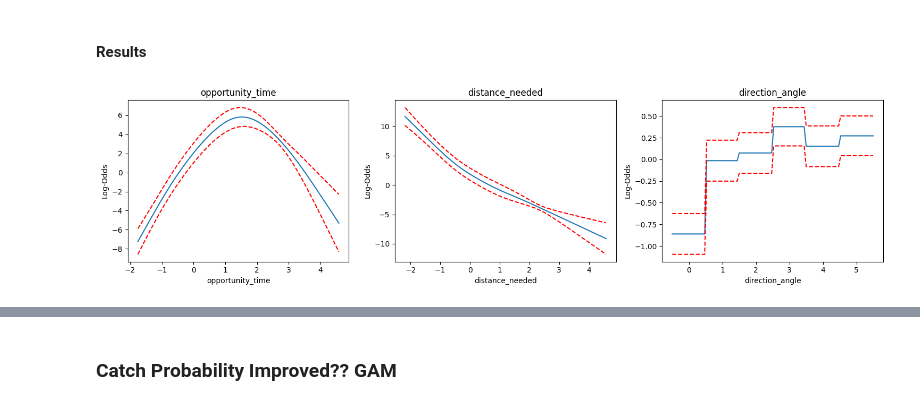
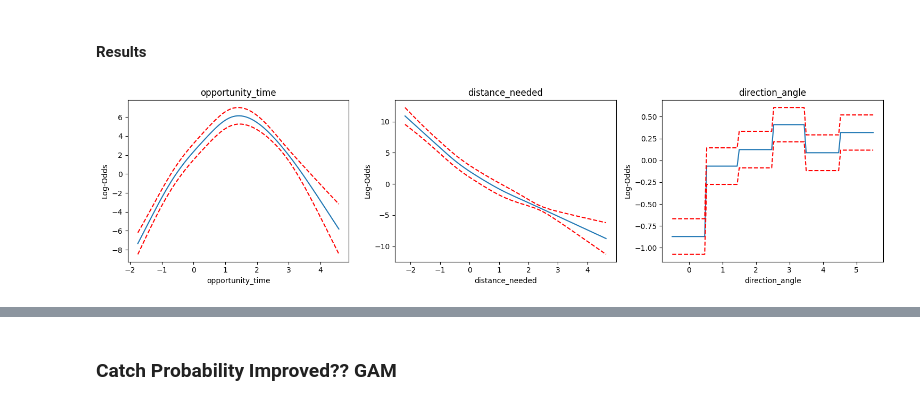
Before and after one commit to d2osborn/SMTChallenge2025, a Jupyter notebook: Team 15-catch_prob_model.ipynb, the cells around one changed output, grey strips where cells are left out. Drawn from its saved outputs; the diff is of its cells as text; code cells hidden in the pictures.

```diff
--- a/Team 15-catch_prob_model.ipynb
+++ b/Team 15-catch_prob_model.ipynb
@@ -404,22 +420,44 @@ probs_df
 X2 = catch_prob_df[['opportunity_time', 'distance_needed', 'direction_angle']].copy()
 X2.loc[:, 'direction_cat_code'] = X2['direction_angle'].astype('category').cat.codes
 direction_categories = X2['direction_angle'].astype('category').cat.categories
-
 X2_scaled = scaler.fit_transform(X2[['opportunity_time', 'distance_needed']].values)
 X2 = np.hstack([X2_scaled, X2[['direction_cat_code']].values])
 y2 = catch_prob_df['is_out_catch'].values
 
-X2_train, X2_temp, y2_train, y2_temp = train_test_split(X2, y2, test_size=0.4, stratify=y2, random_state=42)
-X2_val, X2_test, y2_val, y2_test = train_test_split(X2_temp, y2_temp, test_size=0.5, stratify=y2_temp, random_state=42)
-
+X2_train, X2_test, y2_train, y2_test = train_test_split(X2, y2, test_size=0.25, stratify=y2, random_state=42)
 grid_gam_w_direction = LogisticGAM(s(0) + s(1) + f(2)).gridsearch(X2_train, y2_train, lam=np.logspace(-3, 3, 10))
 print(grid_gam_w_direction.lam)
-gam_w_direction = LogisticGAM(s(0, lam=10) + s(1, lam=10) + f(2, lam=10)).fit(X2_train, y2_train)
 
-y2_pred_proba = gam_w_direction.predict_proba(X2_test)
-y2_pred = gam_w_direction.predict(X2_test)
-y2_val_pred_proba = gam_w_direction.predict_proba(X2_val)
-y2_val_pred = gam_w_direction.predict(X2_val)
-gam_w_direction.summary()
+f1_score_model2_scores = []
+log_loss_model2_scores = []
+
+best_log_loss2 = np.inf
+best_f1_score2 = np.inf
+best_gam_w_direction = None
+
+## validates the model using 10-fold validation with 5 repetitions
+model_2_cv = RepeatedStratifiedKFold(n_splits=10, n_repeats=5, random_state=42)
+for train_idx, test_idx in model_2_cv.split(X2, y2):
+    X2_train_cv, X2_test_cv = X2[train_idx], X2[test_idx]
+    y2_train_cv, y2_test_cv = y2[train_idx], y2[test_idx]
+
+    gam_w_direction = LogisticGAM(s(0, lam=10) + s(1, lam=10) + f(2, lam=10)).fit(X2_train_cv, y2_train_cv)
+
+    y2_pred_proba_cv = gam_w_direction.predict_proba(X2_test_cv)
+    y2_pred_cv = gam_w_direction.predict(X2_test_cv)
+    f1 = f1_score(y2_test_cv, y2_pred_cv)
+    log_losses = log_loss(y2_test_cv, y2_pred_proba_cv)
+    f1_score_model2_scores.append(roc_auc)
+    log_loss_model2_scores.append(log_losses)
+
+    ## best gam is the one with the lowest log_loss
+    if log_losses < best_log_loss2:
+        best_log_loss2 = log_losses
+        best_f1_score2 = f1
+        best_test_y2= y2_test_cv
+        best_test_y2_pred = y2_pred_cv
+        best_gam_w_direction = gam_w_direction
+
+best_gam_w_direction.summary()
 # %% [output]
   0% (0 of 10) |                         | Elapsed Time: 0:00:00 ETA:  --:--:--
@@ -461,6 +501,6 @@ github.com/dswah/pyGAM/issues/163
 # %% [markdown]
 #### Results
 # %%
-partial_dependence_plots(gam_w_direction, ['opportunity_time', 'distance_needed', 'direction_angle'])
+partial_dependence_plots(best_gam_w_direction, ['opportunity_time', 'distance_needed', 'direction_angle'])
 # %% [output]
-[figure, old version]
+[figure, new version]
```
Also changed, not shown: parts of 27 cells of this notebook, 1 other file.
